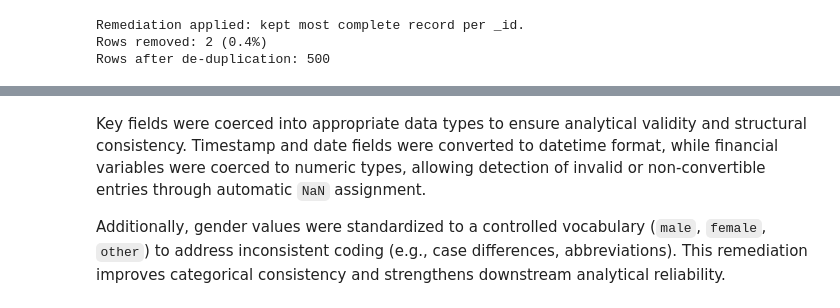
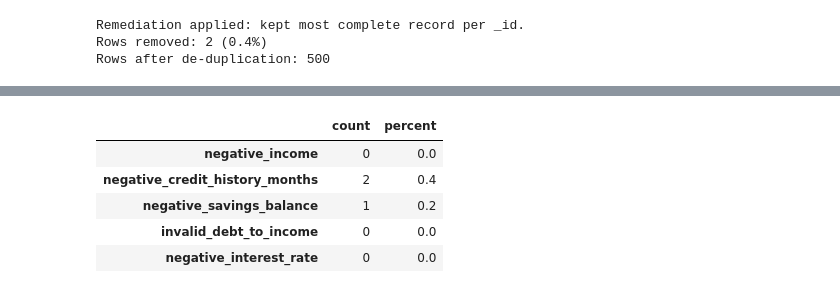
Before and after one commit to jmroque7/dego-project-team-14-TXB, a Jupyter notebook: Notebooks/01-data-quality.ipynb, the cells around one changed output, grey strips where cells are left out. Drawn from its saved outputs; the diff is of its cells as text; code cells hidden in the pictures.

```diff
--- a/Notebooks/01-data-quality.ipynb
+++ b/Notebooks/01-data-quality.ipynb
@@ -310,4 +337,41 @@ if "applicant_info.gender" in flat.columns:
-# %% [markdown]
-Key fields were coerced into appropriate data types to ensure analytical validity and structural consistency. Timestamp and date fields were converted to datetime format, while financial variables were coerced to numeric types, allowing detection of invalid or non-convertible entries through automatic `NaN` assignment.
-
-Additionally, gender values were standardized to a controlled vocabulary (`male`, `female`, `other`) to address inconsistent coding (e.g., case differences, abbreviations). This remediation improves categorical consistency and strengthens downstream analytical reliability.
+# %%
+n = len(flat)
+
+validity_issues = {}
+flat["financials.annual_income"] = pd.to_numeric(flat["financials.annual_income"], errors="coerce")
+
+# Negative income
+neg_income = (flat["financials.annual_income"] < 0).sum()
+validity_issues["negative_income"] = neg_income
+
+# Negative credit history
+neg_credit = (flat["financials.credit_history_months"] < 0).sum()
+validity_issues["negative_credit_history_months"] = neg_credit
+
+# Negative savings
+neg_savings = (flat["financials.savings_balance"] < 0).sum()
+validity_issues["negative_savings_balance"] = neg_savings
+
+# Debt-to-income outside plausible range (0–5 arbitrary governance bound)
+invalid_dti = ((flat["financials.debt_to_income"] < 0) |
+               (flat["financials.debt_to_income"] > 5)).sum()
+validity_issues["invalid_debt_to_income"] = invalid_dti
+
+# Negative interest rates
+neg_interest = (flat["decision.interest_rate"] < 0).sum()
+validity_issues["negative_interest_rate"] = neg_interest
+
+validity_summary = pd.DataFrame({
+    "count": validity_issues,
+})
+
+validity_summary["percent"] = round(validity_summary["count"] / n * 100, 2)
+
+validity_summary
+# %% [output]
+|  | count | percent |
+| negative_income | 0 | 0.0 |
+| negative_credit_history_months | 2 | 0.4 |
+| negative_savings_balance | 1 | 0.2 |
+| invalid_debt_to_income | 0 | 0.0 |
+| negative_interest_rate | 0 | 0.0 |
```
Also changed, not shown: parts of 20 cells of this notebook.
